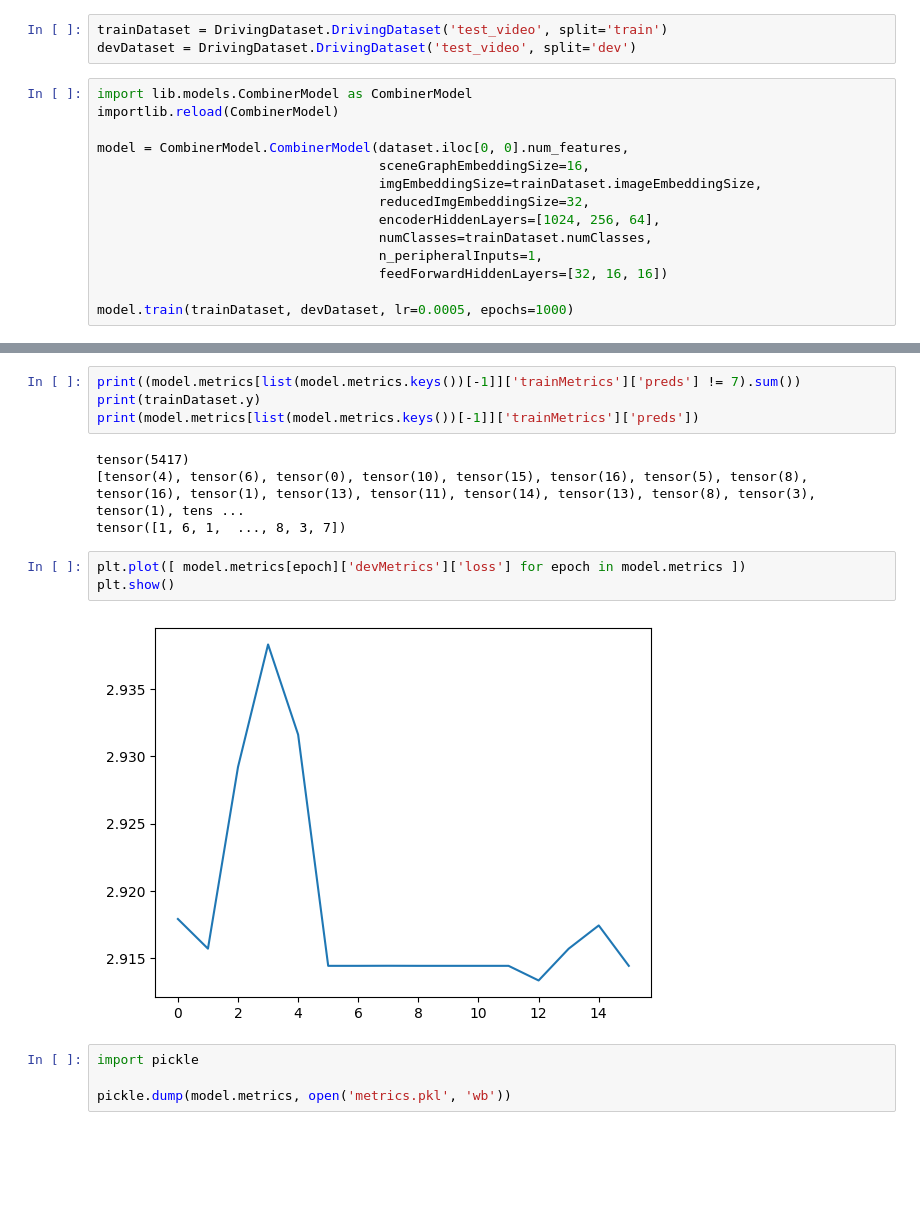
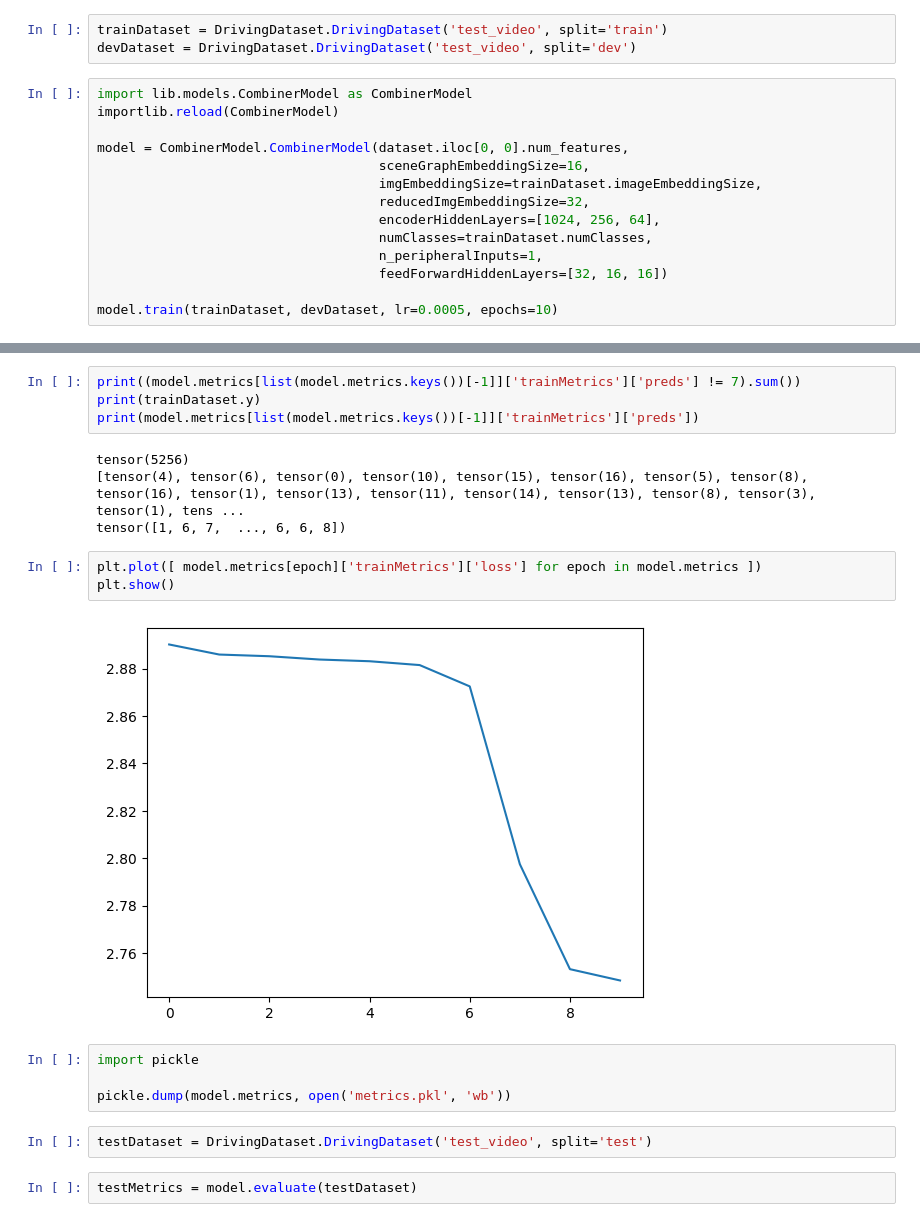
Before and after one commit to ashmitchamoli/Distracted-Driving-Detection, a Jupyter notebook: simple_gnn.ipynb, the cells around one changed output, grey strips where cells are left out. Saved outputs shown, nothing was run; the diff lists cells and outputs as text; blank space fills up the shorter version.

Commit message:
fixed a bug in reading scene graphs which was causing incorrect node labels. evaluation code. added some suggestions, to dos in comments.

```diff
--- a/simple_gnn.ipynb
+++ b/simple_gnn.ipynb
@@ -145,5 +145,5 @@ model = CombinerModel.CombinerModel(dataset.iloc[0, 0].num_features,
                                     n_peripheralInputs=1,
                                     feedForwardHiddenLayers=[32, 16, 16])
 
-model.train(trainDataset, devDataset, lr=0.0005, epochs=1000)
+model.train(trainDataset, devDataset, lr=0.0005, epochs=10)
 # %% [output]
@@ -185,15 +182,19 @@ print((model.metrics[list(model.metrics.keys())[-1]]['trainMetrics']['preds'] !=
 print(trainDataset.y)
 print(model.metrics[list(model.metrics.keys())[-1]]['trainMetrics']['preds'])
 # %% [output]
-tensor(5417)
+tensor(5256)
 [tensor(4), tensor(6), tensor(0), tensor(10), tensor(15), tensor(16), tensor(5), tensor(8), tensor(16), tensor(1), tensor(13), tensor(11), tensor(14), tensor(13), tensor(8), tensor(3), tensor(1), tens ...
-tensor([1, 6, 1,  ..., 8, 3, 7])
+tensor([1, 6, 7,  ..., 6, 6, 8])
 # %%
-plt.plot([ model.metrics[epoch]['devMetrics']['loss'] for epoch in model.metrics ])
+plt.plot([ model.metrics[epoch]['trainMetrics']['loss'] for epoch in model.metrics ])
 plt.show()
 # %% [output]
-[figure, old version]
+[figure, new version]
 # %%
 import pickle
 
 pickle.dump(model.metrics, open('metrics.pkl', 'wb'))
+# %%
+testDataset = DrivingDataset.DrivingDataset('test_video', split='test')
+# %%
+testMetrics = model.evaluate(testDataset)
```
Also changed, not shown: parts of 4 cells of this notebook, 5 other files.
